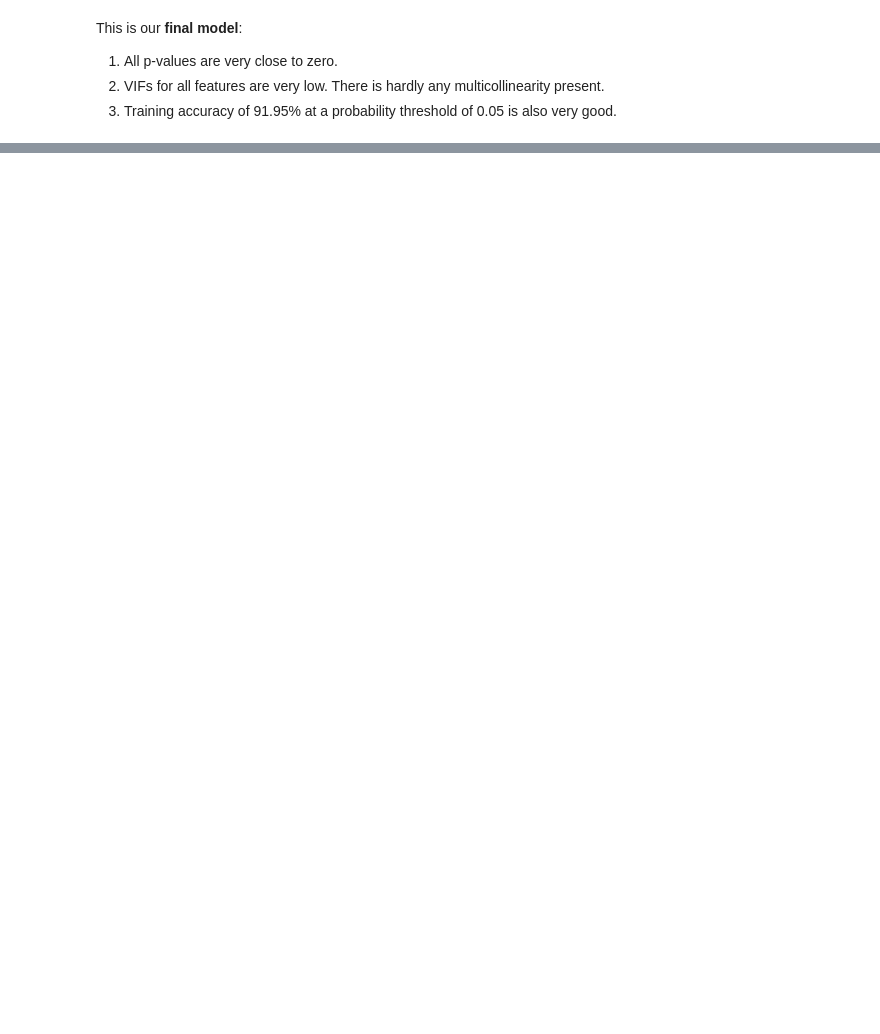
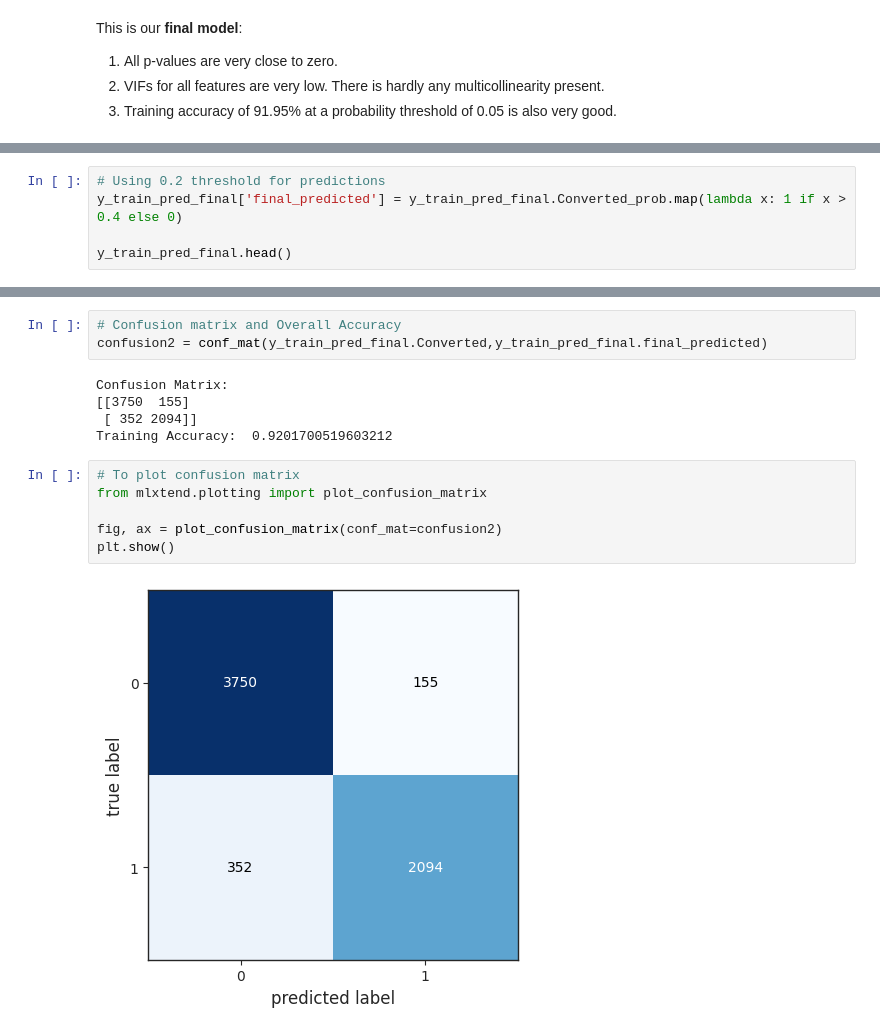
Before and after one commit to shinde-chandrakant/Lead-Scoring-Case-Study, a Jupyter notebook: LeadScoring.ipynb, the cells around one changed output, grey strips where cells are left out. Cells and saved outputs as stored; diff of their text form; blank space fills up the shorter version.

```diff
--- a/LeadScoring.ipynb
+++ b/LeadScoring.ipynb
@@ -1046,0 +1149,5 @@ This is our **final model**:
+# %%
+# Using 0.2 threshold for predictions
+y_train_pred_final['final_predicted'] = y_train_pred_final.Converted_prob.map(lambda x: 1 if x > 0.4 else 0)
+
+y_train_pred_final.head()
@@ -1046,0 +1161,16 @@ This is our **final model**:
+# %%
+# Confusion matrix and Overall Accuracy
+confusion2 = conf_mat(y_train_pred_final.Converted,y_train_pred_final.final_predicted)
+# %% [output]
+Confusion Matrix:
+[[3750  155]
+ [ 352 2094]]
+Training Accuracy:  0.9201700519603212
+# %%
+# To plot confusion matrix
+from mlxtend.plotting import plot_confusion_matrix
+
+fig, ax = plot_confusion_matrix(conf_mat=confusion2)
+plt.show()
+# %% [output]
+[figure, added]
```
Also changed, not shown: parts of 42 cells of this notebook.
